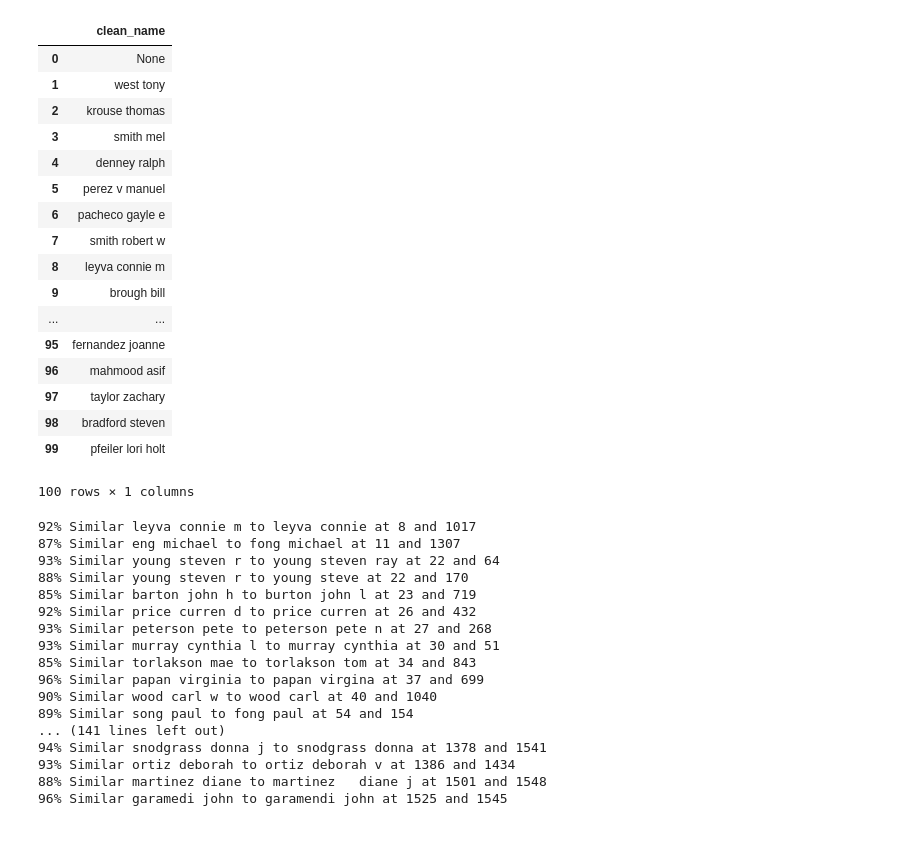
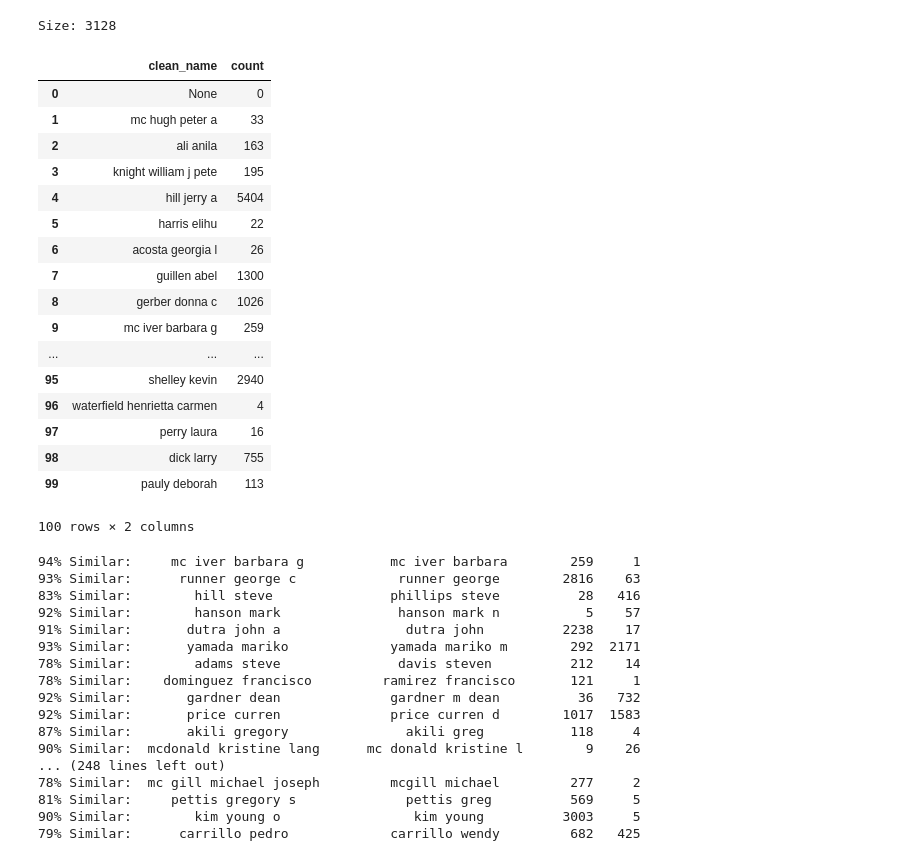
Before and after one commit to jawws88/datasci-congressional-data, a Jupyter notebook: notebooks/Testing Merging Table Data on Names.ipynb, the cells around one changed output. Saved outputs shown, nothing was run; the diff lists cells and outputs as text; code cells hidden in the pictures.

Commit message:
Added count and formatted output, changed the fuz value

```diff
--- a/notebooks/Testing Merging Table Data on Names.ipynb
+++ b/notebooks/Testing Merging Table Data on Names.ipynb
@@ -12,32 +12,36 @@ engine = create_engine(DB_URI)
 # %%
 QUERY = """
 select
-    distinct regexp_replace(lower(recipient_candidate_name), '[^a-z ]', '', 'g') as clean_name
+    regexp_replace(lower(recipient_candidate_name), '[^a-z ]', '', 'g') as clean_name,
+    count(recipient_candidate_name)
 from trg_analytics.candidate_contributions
+group by recipient_candidate_name
 """
 with engine.begin() as conn:
     results = pd.read_sql(QUERY, conn)
 
+print("Size:", results.size)
 results.head(100)
 # %% [output]
+Size: 3128
-|  | clean_name |
-| 0 | None |
-| 1 | west tony |
-| 2 | krouse thomas |
-| 3 | smith mel |
-| 4 | denney ralph |
-| 5 | perez v manuel |
-| 6 | pacheco gayle e |
-| 7 | smith robert w |
-| 8 | leyva connie m |
-| 9 | brough bill |
-| ... | ... |
-| 95 | fernandez joanne |
-| 96 | mahmood asif |
-| 97 | taylor zachary |
-| 98 | bradford steven |
-| 99 | pfeiler lori holt |
+|  | clean_name | count |
+| 0 | None | 0 |
+| 1 | mc hugh peter a | 33 |
+| 2 | ali anila | 163 |
+| 3 | knight william j pete | 195 |
+| 4 | hill jerry a | 5404 |
+| 5 | harris elihu | 22 |
+| 6 | acosta georgia l | 26 |
+| 7 | guillen abel | 1300 |
+| 8 | gerber donna c | 1026 |
+| 9 | mc iver barbara g | 259 |
+| ... | ... | ... |
+| 95 | shelley kevin | 2940 |
+| 96 | waterfield henrietta carmen | 4 |
+| 97 | perry laura | 16 |
+| 98 | dick larry | 755 |
+| 99 | pauly deborah | 113 |
-100 rows × 1 columns
+100 rows × 2 columns
 # %%
 from fuzzywuzzy import fuzz
 
@@ -48,23 +52,23 @@ for i in range(size):
     for j in range(i + 1, size):
         test = results["clean_name"][j]
         fuz = fuzz.ratio(name, test)
-        if fuz >= 85:
-            print("{}% Similar {} to {} at {} and {}".format(fuz, name, test, i, j))
+        if fuz >= 77: # need to find how low this can go
+            print("{}% Similar: {:^25}  {:^25} {:>5} {:>5}".format(fuz, name, test, results["count"][i], results["count"][j]))
 # %% [output]
-92% Similar leyva connie m to leyva connie at 8 and 1017
-87% Similar eng michael to fong michael at 11 and 1307
-93% Similar young steven r to young steven ray at 22 and 64
-88% Similar young steven r to young steve at 22 and 170
-85% Similar barton john h to burton john l at 23 and 719
-92% Similar price curren d to price curren at 26 and 432
-93% Similar peterson pete to peterson pete n at 27 and 268
-93% Similar murray cynthia l to murray cynthia at 30 and 51
-85% Similar torlakson mae to torlakson tom at 34 and 843
-96% Similar papan virginia to papan virgina at 37 and 699
-90% Similar wood carl w to wood carl at 40 and 1040
-89% Similar song paul to fong paul at 54 and 154
-... (141 lines left out)
-94% Similar snodgrass donna j to snodgrass donna at 1378 and 1541
-93% Similar ortiz deborah to ortiz deborah v at 1386 and 1434
-88% Similar martinez diane to martinez   diane j at 1501 and 1548
-96% Similar garamedi john to garamendi john at 1525 and 1545
+94% Similar:     mc iver barbara g           mc iver barbara        259     1
+93% Similar:      runner george c             runner george        2816    63
+83% Similar:        hill steve               phillips steve          28   416
+92% Similar:        hanson mark               hanson mark n           5    57
+91% Similar:       dutra john a                dutra john          2238    17
+93% Similar:       yamada mariko             yamada mariko m        292  2171
+78% Similar:        adams steve               davis steven          212    14
+78% Similar:    dominguez francisco         ramirez francisco       121     1
+92% Similar:       gardner dean              gardner m dean          36   732
+92% Similar:       price curren              price curren d        1017  1583
+87% Similar:       akili gregory               akili greg           118     4
+90% Similar:  mcdonald kristine lang      mc donald kristine l        9    26
+... (248 lines left out)
+78% Similar:  mc gill michael joseph         mcgill michael         277     2
+81% Similar:     pettis gregory s              pettis greg          569     5
+90% Similar:        kim young o                 kim young          3003     5
+79% Similar:      carrillo pedro             carrillo wendy         682   425
```
Also changed, not shown: parts of 1 cell of this notebook.
